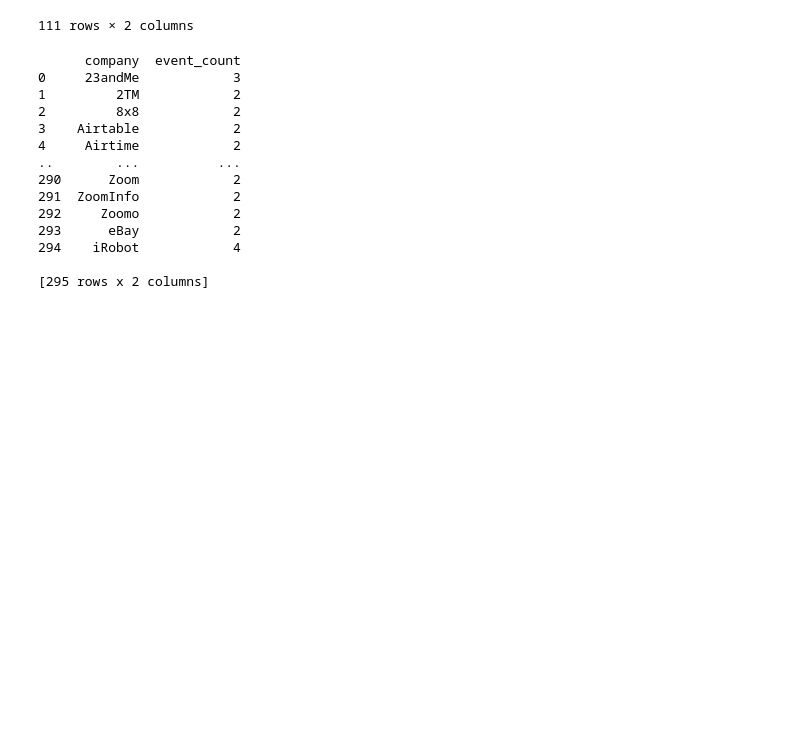
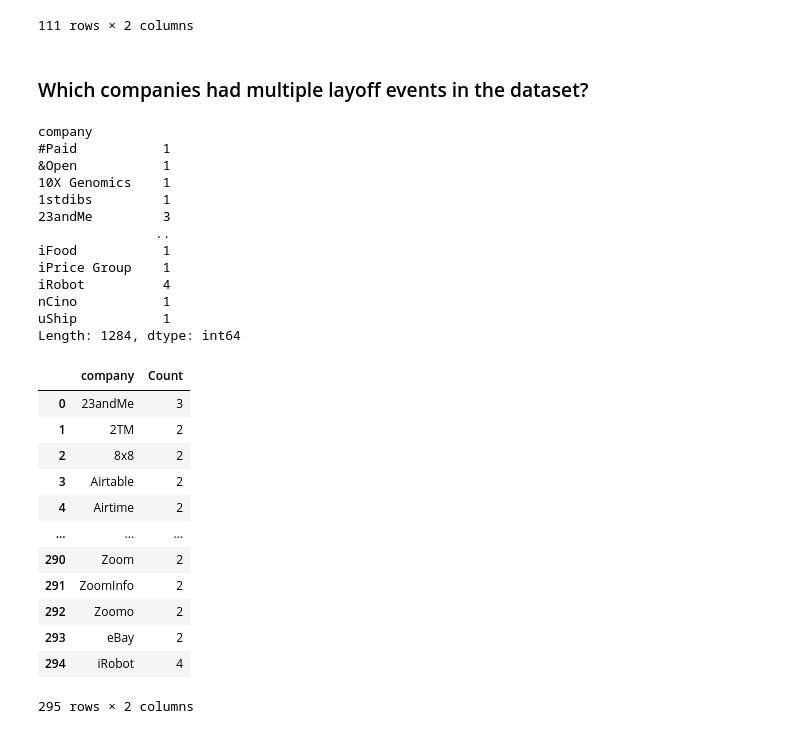
Before and after one commit to neerajcodes888/Recent-Layoffs-Case-Study, a Jupyter notebook: study.ipynb, the cells around one changed output. Saved outputs shown, nothing was run; the diff lists cells and outputs as text; code cells hidden in the pictures; blank space fills up the shorter version.

```diff
--- a/study.ipynb
+++ b/study.ipynb
@@ -816,32 +816,38 @@ data[data['percentage_laid_off'] > 50][['company', 'percentage_laid_off']]
 | 4121 | Help.com | 100 |
 | 4124 | Panda Squad | 75 |
 111 rows × 2 columns
+# %% [markdown]
+### Which companies had multiple layoff events in the dataset?
 # %%
-import pandas as pd
-
-# Example: your data is already loaded in 'data'
-# Step 1: Count the number of layoff events per company
-layoff_counts = data.groupby('company').size()
-
-# Step 2: Filter companies with more than 1 layoff event
-multiple_layoffs = layoff_counts[layoff_counts > 1]
-
-# Step 3: (Optional) Convert to DataFrame for better display
-multiple_layoffs_df = multiple_layoffs.reset_index(name='event_count')
-
-print(multiple_layoffs_df)
+multiple_layoff = data.groupby('company').size()
+multiple_layoff
 # %% [output]
-      company  event_count
-0     23andMe            3
-1         2TM            2
-2         8x8            2
-3    Airtable            2
-4     Airtime            2
-..        ...          ...
-290      Zoom            2
-291  ZoomInfo            2
-292     Zoomo            2
-293      eBay            2
-294    iRobot            4
-
-[295 rows x 2 columns]
+company
+#Paid           1
+&Open           1
+10X Genomics    1
+1stdibs         1
+23andMe         3
+               ..
+iFood           1
+iPrice Group    1
+iRobot          4
+nCino           1
+uShip           1
+Length: 1284, dtype: int64
+# %%
+multiple_layoff[multiple_layoff>1].sort_values(ascending=True).reset_index(name='Count')
+# %% [output]
+|  | company | Count |
+| 0 | 23andMe | 3 |
+| 1 | 2TM | 2 |
+| 2 | 8x8 | 2 |
+| 3 | Airtable | 2 |
+| 4 | Airtime | 2 |
+| ... | ... | ... |
+| 290 | Zoom | 2 |
+| 291 | ZoomInfo | 2 |
+| 292 | Zoomo | 2 |
+| 293 | eBay | 2 |
+| 294 | iRobot | 4 |
+295 rows × 2 columns
```
